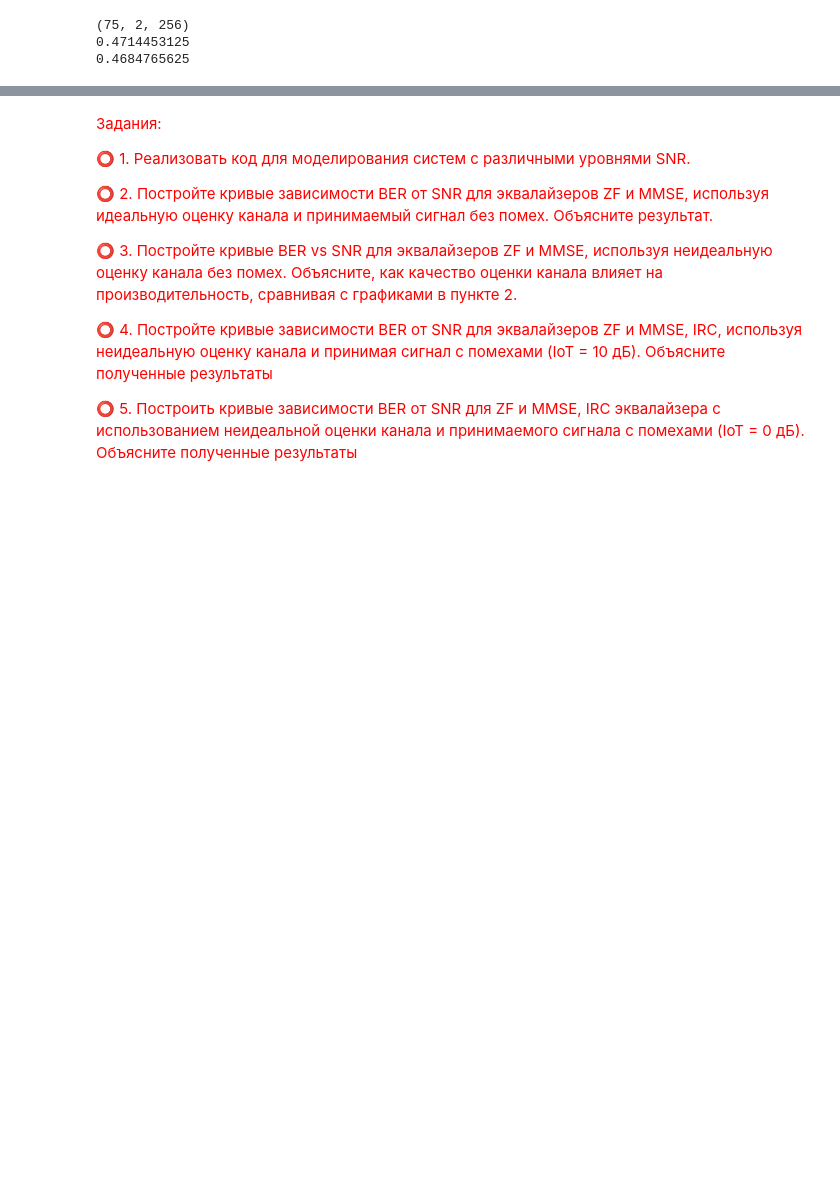
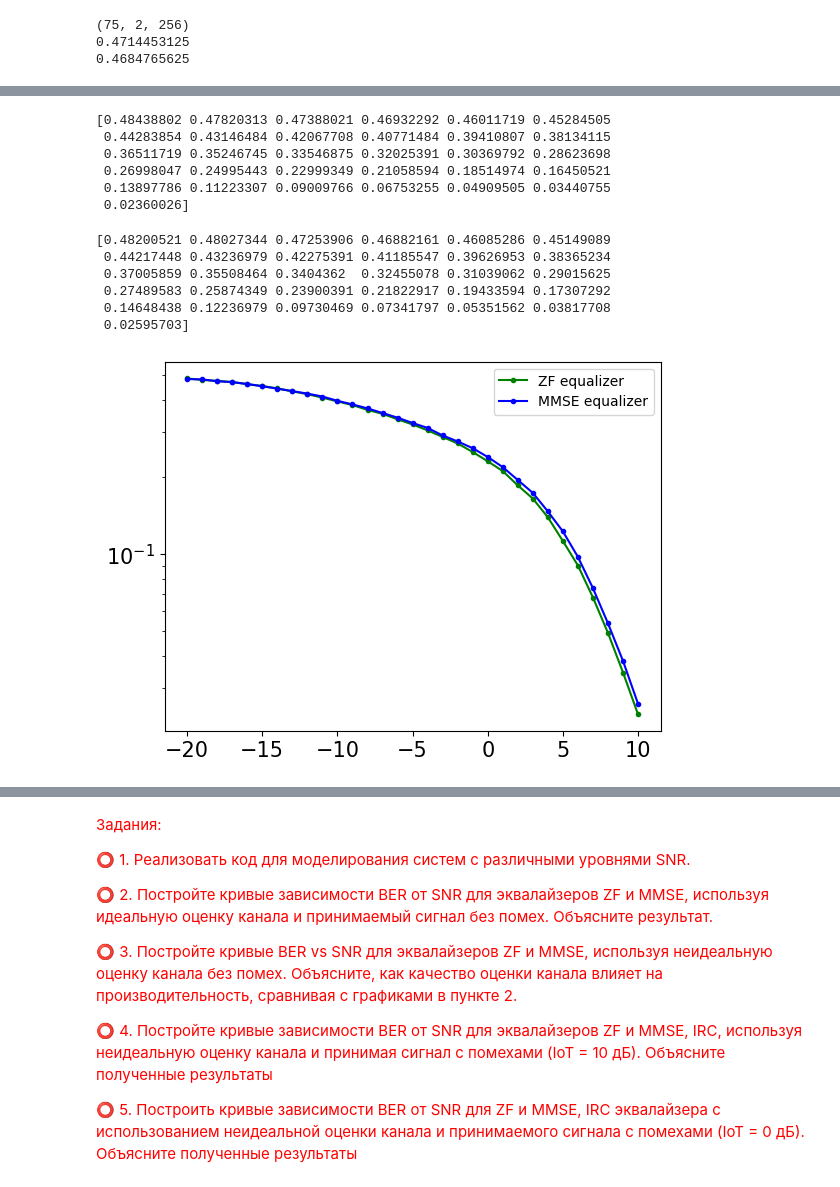
Before and after one commit to Aleksey2509/9_semester_programming, a Jupyter notebook: mimo/third_hw/03_MIMO_receiver_ru.ipynb, the cells around one changed output, grey strips where cells are left out. Cells and saved outputs as stored; diff of their text form; code cells hidden in the pictures; blank space fills up the shorter version.

```diff
--- a/mimo/third_hw/03_MIMO_receiver_ru.ipynb
+++ b/mimo/third_hw/03_MIMO_receiver_ru.ipynb
@@ -1063,7 +1028,7 @@ def task3():
     N_ues = 2
     pilot_spacing = 4
 
-    snr_range = np.arange(-15, 10)
+    snr_range = np.arange(-20, 11)
 
     eq_types = ['ZF', 'MMSE']
     colors = ['.-g', '.-b']
@@ -1074,6 +1039,22 @@ def task3():
     plt.legend(fontsize = 10)
     plt.yscale('log')
     plt.show()
+# %%
+task3()
+# %% [output]
+[0.48438802 0.47820313 0.47388021 0.46932292 0.46011719 0.45284505
+ 0.44283854 0.43146484 0.42067708 0.40771484 0.39410807 0.38134115
+ 0.36511719 0.35246745 0.33546875 0.32025391 0.30369792 0.28623698
+ 0.26998047 0.24995443 0.22999349 0.21058594 0.18514974 0.16450521
+ 0.13897786 0.11223307 0.09009766 0.06753255 0.04909505 0.03440755
+ 0.02360026]
+[0.48200521 0.48027344 0.47253906 0.46882161 0.46085286 0.45149089
+ 0.44217448 0.43236979 0.42275391 0.41185547 0.39626953 0.38365234
+ 0.37005859 0.35508464 0.3404362  0.32455078 0.31039062 0.29015625
+ 0.27489583 0.25874349 0.23900391 0.21822917 0.19433594 0.17307292
+ 0.14648438 0.12236979 0.09730469 0.07341797 0.05351562 0.03817708
+ 0.02595703]
+[figure, added]
 # %%
 def task4():
     H = scipy.io.loadmat(CHAN_NAME)['Link_Channel'][:,:,:256,:]
```
Also changed, not shown: parts of 17 cells of this notebook.
